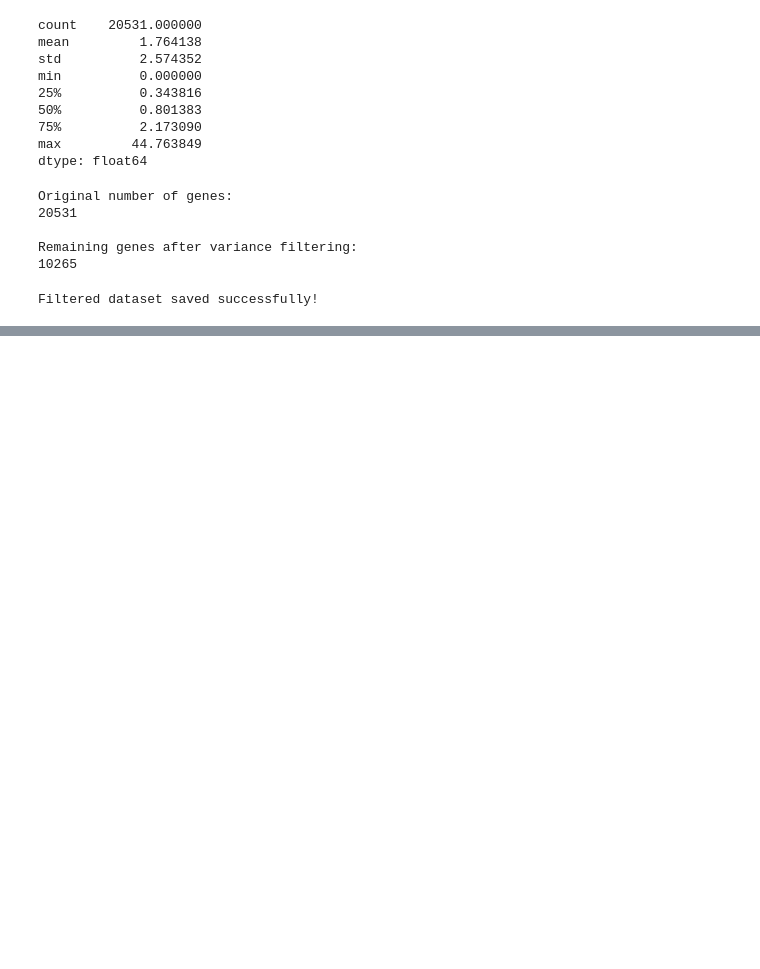
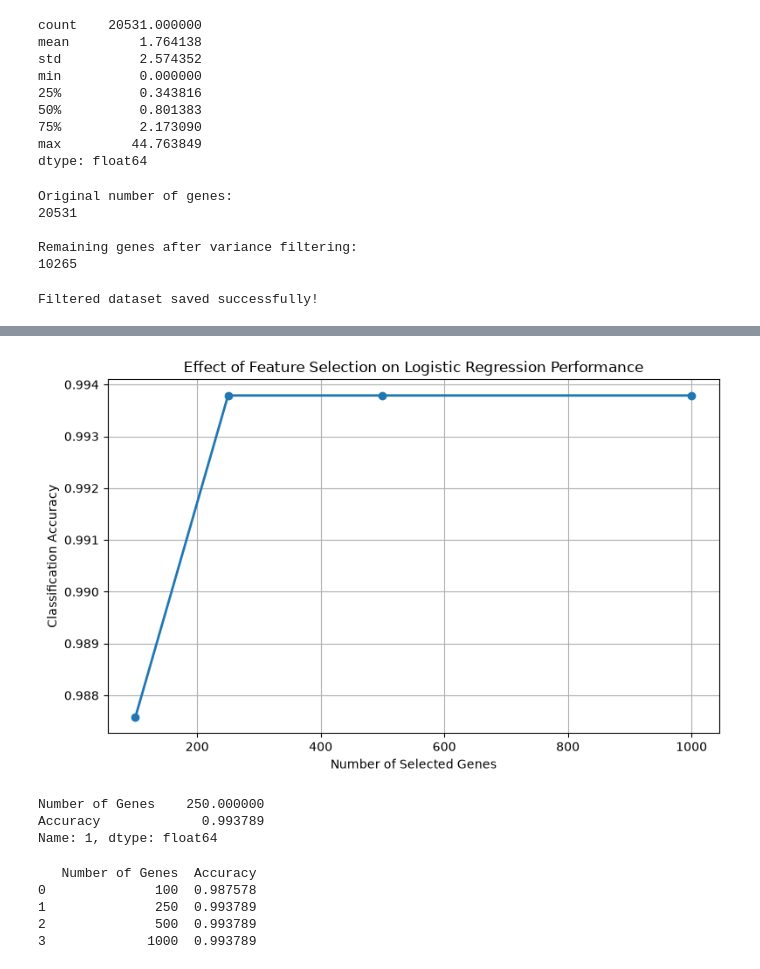
Before and after one commit to arahandoshi/computational-biology-cancer-classification, a Jupyter notebook: notebooks/04_Feature_Engineering.ipynb, the cells around one changed output, grey strips where cells are left out. Drawn from its saved outputs; the diff is of its cells as text; code cells hidden in the pictures; blank space fills up the shorter version.

Commit message:
Develop feature engineering workflow for transcriptomic classification

```diff
--- a/notebooks/04_Feature_Engineering.ipynb
+++ b/notebooks/04_Feature_Engineering.ipynb
@@ -126,0 +150,10 @@ Filtered dataset saved successfully!
+# %%
+selector = SelectKBest(
+    score_func=f_classif,
+    k=500
+)
+
+X_selected = selector.fit_transform(
+    X_variance_filtered,
+    y
+)
@@ -126,0 +189,4 @@ Filtered dataset saved successfully!
+# %%
+feature_sizes = [100, 250, 500, 1000]
+
+results = []
@@ -126,0 +235,4 @@ Filtered dataset saved successfully!
+# %%
+comparison_df = pd.DataFrame(results)
+
+comparison_df
@@ -126,0 +245,58 @@ Filtered dataset saved successfully!
+# %%
+import os
+
+os.makedirs(
+    "../results/figures/feature_engineering",
+    exist_ok=True
+)
+
+plt.figure(figsize=(8,5))
+
+plt.plot(
+    comparison_df["Number of Genes"],
+    comparison_df["Accuracy"],
+    marker="o",
+    linewidth=2
+)
+
+plt.xlabel("Number of Selected Genes")
+plt.ylabel("Classification Accuracy")
+plt.title("Effect of Feature Selection on Logistic Regression Performance")
+
+plt.grid(True)
+
+plt.tight_layout()
+
+plt.savefig(
+    "../results/figures/feature_engineering/feature_selection_comparison.png",
+    dpi=300,
+    bbox_inches="tight"
+)
+
+plt.savefig(
+    "../results/figures/feature_engineering/feature_selection_comparison.pdf",
+    bbox_inches="tight"
+)
+
+plt.show()
+plt.close()
+# %% [output]
+[figure, added]
+# %%
+best_result = comparison_df.loc[
+    comparison_df["Accuracy"].idxmax()
+]
+
+best_result
+# %% [output]
+Number of Genes    250.000000
+Accuracy             0.993789
+Name: 1, dtype: float64
+# %%
+print(comparison_df)
+# %% [output]
+   Number of Genes  Accuracy
+0              100  0.987578
+1              250  0.993789
+2              500  0.993789
+3             1000  0.993789
```
Also changed, not shown: parts of 10 cells of this notebook, 2 other files.
